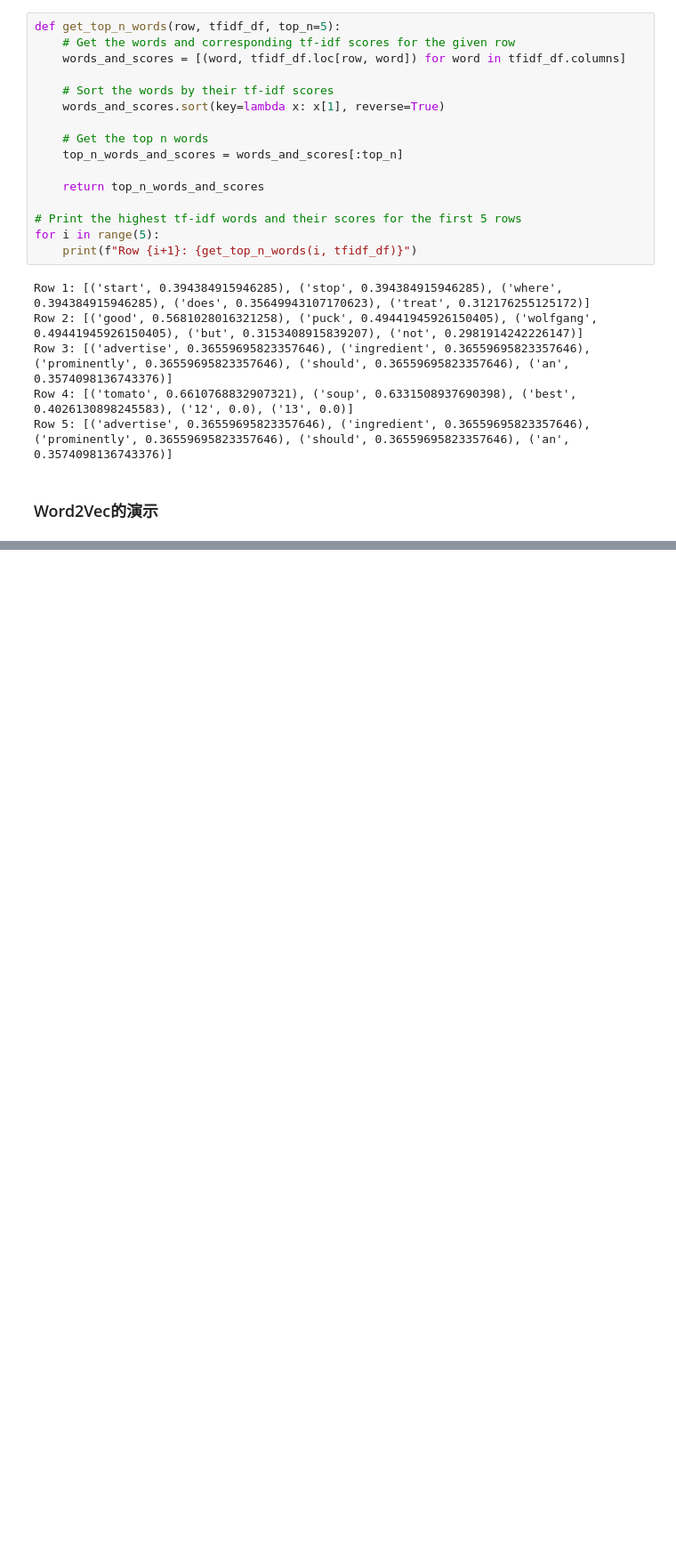
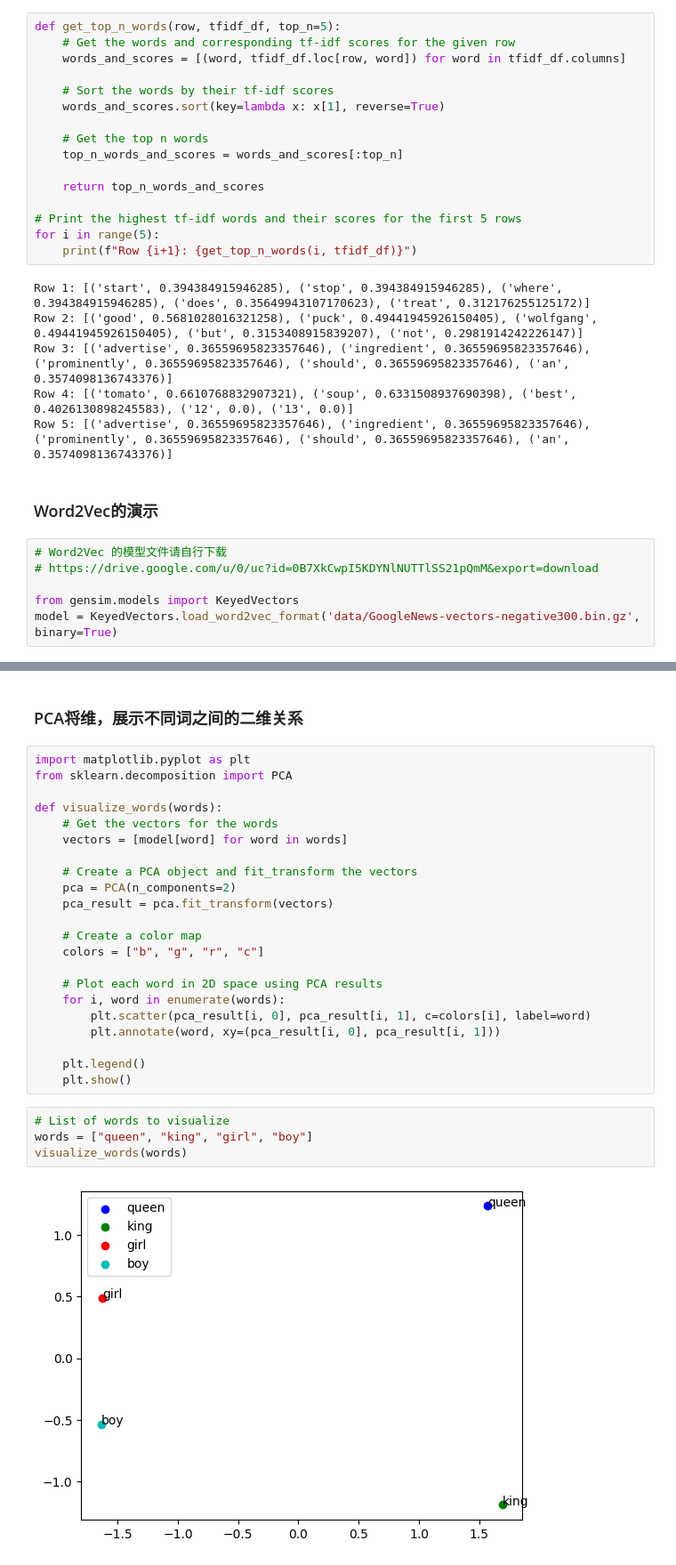
Before and after one commit to xuwenhao/mactalk-ai-course, a Jupyter notebook: week1.ipynb, the cells around one changed output, grey strips where cells are left out. Shown at 89% size. Cells and saved outputs as stored; diff of their text form; blank space fills up the shorter version.

Commit message:
add word2vec demo code

```diff
--- a/week1.ipynb
+++ b/week1.ipynb
@@ -275,3 +275,9 @@ Row 4: [('tomato', 0.6610768832907321), ('soup', 0.6331508937690398), ('best', 0
 Row 5: [('advertise', 0.36559695823357646), ('ingredient', 0.36559695823357646), ('prominently', 0.36559695823357646), ('should', 0.36559695823357646), ('an', 0.3574098136743376)]
 # %% [markdown]
 ### Word2Vec的演示
+# %%
+# Word2Vec 的模型文件请自行下载
+# https://drive.google.com/u/0/uc?id=0B7XkCwpI5KDYNlNUTTlSS21pQmM&export=download
+
+from gensim.models import KeyedVectors
+model = KeyedVectors.load_word2vec_format('data/GoogleNews-vectors-negative300.bin.gz', binary=True)
@@ -277,0 +324,30 @@ Row 5: [('advertise', 0.36559695823357646), ('ingredient', 0.36559695823357646),
+# %% [markdown]
+### PCA将维，展示不同词之间的二维关系
+# %%
+import matplotlib.pyplot as plt
+from sklearn.decomposition import PCA
+
+def visualize_words(words):
+    # Get the vectors for the words
+    vectors = [model[word] for word in words]
+
+    # Create a PCA object and fit_transform the vectors
+    pca = PCA(n_components=2)
+    pca_result = pca.fit_transform(vectors)
+
+    # Create a color map
+    colors = ["b", "g", "r", "c"]
+
+    # Plot each word in 2D space using PCA results
+    for i, word in enumerate(words):
+        plt.scatter(pca_result[i, 0], pca_result[i, 1], c=colors[i], label=word)
+        plt.annotate(word, xy=(pca_result[i, 0], pca_result[i, 1]))
+
+    plt.legend()
+    plt.show()
+# %%
+# List of words to visualize
+words = ["queen", "king", "girl", "boy"]
+visualize_words(words)
+# %% [output]
+[figure, added]
```
Also changed, not shown: parts of 10 cells of this notebook, 1 other file.
